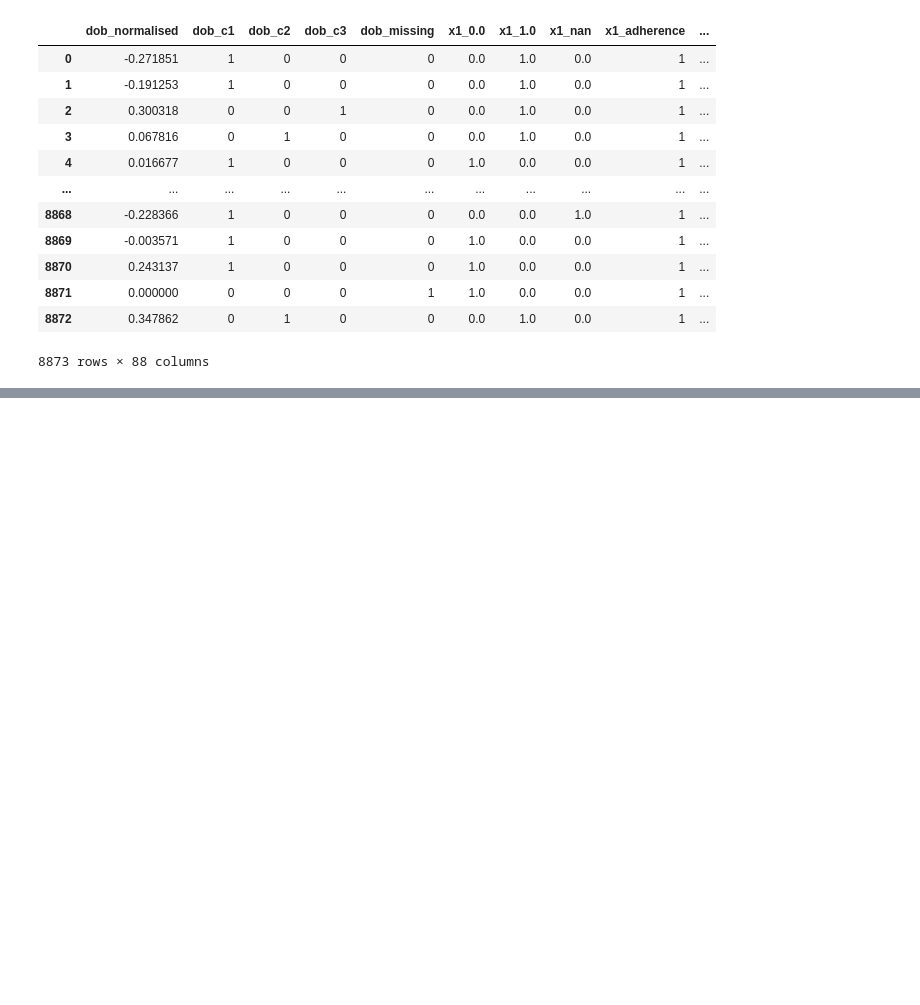
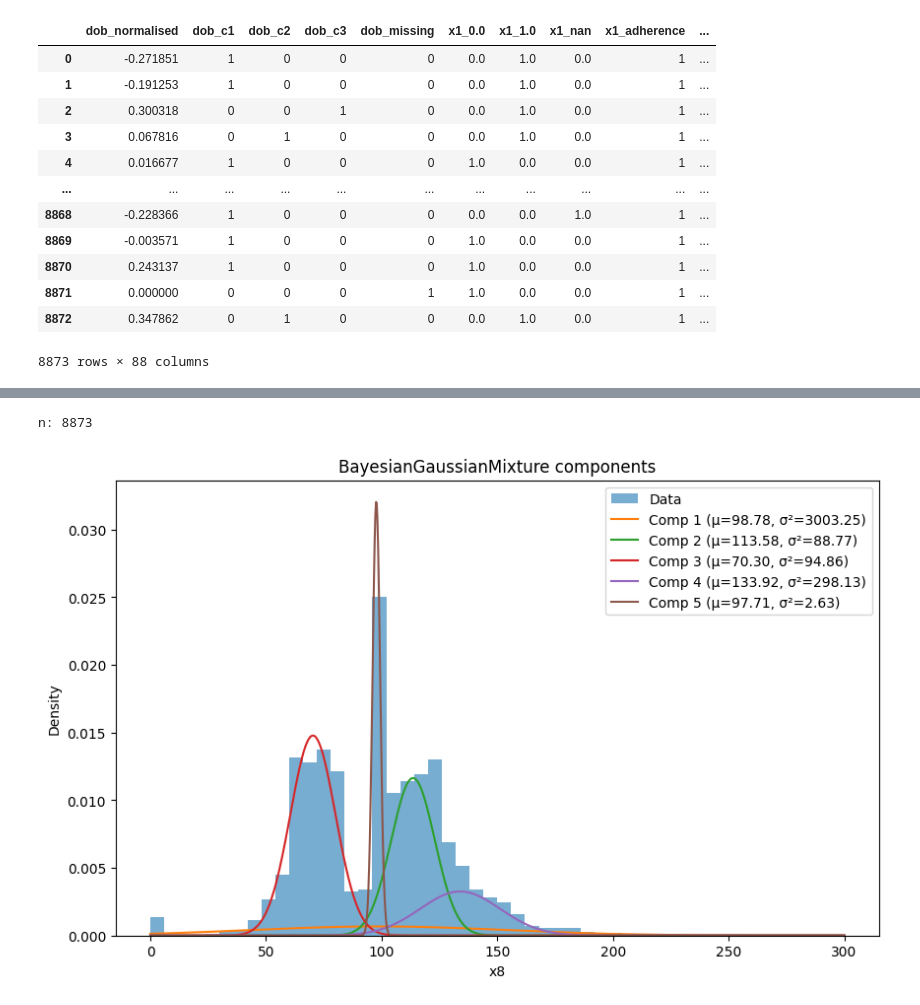
Before and after one commit to nhsengland/NHSSynth, a Jupyter notebook: auxiliary/mwe.ipynb, the cells around one changed output, grey strips where cells are left out. Cells and saved outputs as stored; diff of their text form; code cells hidden in the pictures; blank space fills up the shorter version.

```diff
--- a/auxiliary/mwe.ipynb
+++ b/auxiliary/mwe.ipynb
@@ -239,0 +186,53 @@ plt.show()
+# %%
+import numpy as np
+import pandas as pd
+import matplotlib.pyplot as plt
+from sklearn.mixture import BayesianGaussianMixture
+
+# 1) Get data as float, drop NA
+s = pd.to_numeric(mt.constrained_dataset[col], errors="coerce")
+x1 = s.dropna().to_numpy(dtype=np.float64).reshape(-1, 1)
+print("n:", x1.shape[0])
+
+# 2) Fit BGM
+model = BayesianGaussianMixture(
+    n_components=5,
+    covariance_type="full",
+    n_init=10,
+    random_state=0,
+    weight_concentration_prior=1.0,  # good prior to avoid collapse
+)
+model.fit(x1)
+
+# 3) Plot histogram of data
+plt.figure(figsize=(10, 6))
+plt.hist(x1.ravel(), bins=50, density=True, alpha=0.6, label="Data")
+
+# 4) Component PDFs
+xx = np.linspace(x1.min(), x1.max(), 1000).reshape(-1, 1)
+
+# normal pdf helper
+def norm_pdf(x, mean, var):
+    return np.exp(-0.5 * ((x - mean) ** 2) / var) / np.sqrt(2 * np.pi * var)
+
+for k in range(model.n_components):
+    mu = float(model.means_[k, 0])
+    # covariances_ shape depends on cov type; for 1-D 'full' it’s (K, 1, 1)
+    cov = model.covariances_
+    if cov.ndim == 3:
+        var = float(cov[k, 0, 0])
+    elif cov.ndim == 2:
+        var = float(cov[k, 0])
+    else:  # spherical
+        var = float(cov[k])
+    comp_pdf = model.weights_[k] * norm_pdf(xx, mu, var)
+    plt.plot(xx, comp_pdf, label=f"Comp {k+1} (μ={mu:.2f}, σ²={var:.2f})")
+
+plt.xlabel(col)
+plt.ylabel("Density")
+plt.title("BayesianGaussianMixture components")
+plt.legend()
+plt.show()
+# %% [output]
+n: 8873
+[figure, added]
```
Also changed, not shown: parts of 10 cells of this notebook, 4 other files.
